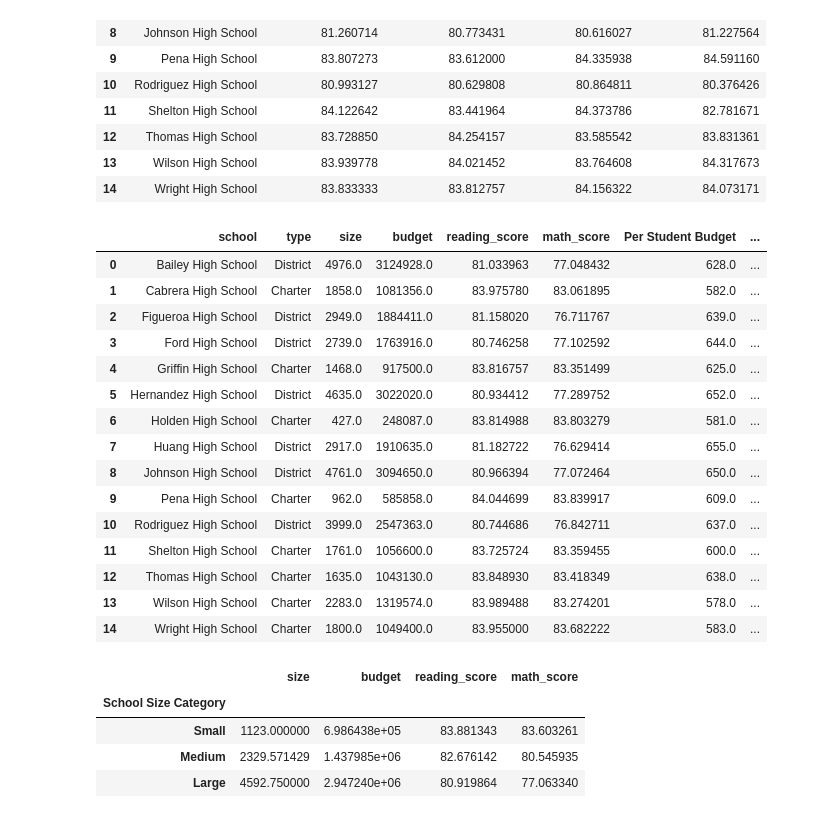
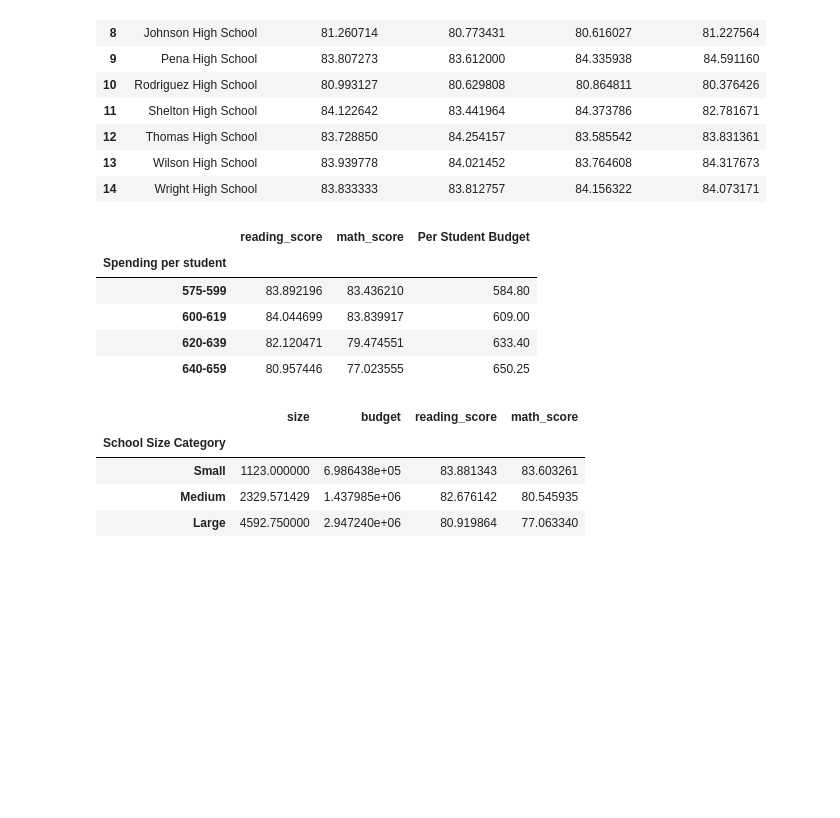
Before and after one commit to ehyoder/Academy_of_Py_Homework, a Jupyter notebook: Academy_of_Py_Beth_Yoder.ipynb, the cells around one changed output. Drawn from its saved outputs; the diff is of its cells as text; code cells hidden in the pictures; blank space fills up the shorter version.

```diff
--- a/Academy_of_Py_Beth_Yoder.ipynb
+++ b/Academy_of_Py_Beth_Yoder.ipynb
@@ -312,27 +312,21 @@ merge_readingbygrade_df
 # %%
 #Scores by school spending per student budget
 bins = [575, 600, 620, 640, 660]
 spending_names = ["575-599", "600-619", "620-639", "640-659"]
 school_summary_table_df["Spending per student"] = pd.cut(school_summary_table_df["Per Student Budget"], bins, labels=spending_names)
-spending_per_student = school_summary_table_df.groupby("Spending per student")
-spending_per_student.head()
-#school_spending
+#school_summary_table_df.head()
+school_summary_table_df = school_summary_table_df.drop("size", axis = 1)
+school_summary_table_reduced_df = school_summary_table_df.drop("budget", axis = 1)
+#school_summary_table_reduced_df
+# Create a GroupBy object based upon "Spending per student"
+school_spending_group = school_summary_table_reduced_df.groupby("Spending per student")
+school_spending_group.mean()
 # %% [output]
-|  | school | type | size | budget | reading_score | math_score | Per Student Budget | ... |
-| 0 | Bailey High School | District | 4976.0 | 3124928.0 | 81.033963 | 77.048432 | 628.0 | ... |
-| 1 | Cabrera High School | Charter | 1858.0 | 1081356.0 | 83.975780 | 83.061895 | 582.0 | ... |
-| 2 | Figueroa High School | District | 2949.0 | 1884411.0 | 81.158020 | 76.711767 | 639.0 | ... |
-| 3 | Ford High School | District | 2739.0 | 1763916.0 | 80.746258 | 77.102592 | 644.0 | ... |
-| 4 | Griffin High School | Charter | 1468.0 | 917500.0 | 83.816757 | 83.351499 | 625.0 | ... |
-| 5 | Hernandez High School | District | 4635.0 | 3022020.0 | 80.934412 | 77.289752 | 652.0 | ... |
-| 6 | Holden High School | Charter | 427.0 | 248087.0 | 83.814988 | 83.803279 | 581.0 | ... |
-| 7 | Huang High School | District | 2917.0 | 1910635.0 | 81.182722 | 76.629414 | 655.0 | ... |
-| 8 | Johnson High School | District | 4761.0 | 3094650.0 | 80.966394 | 77.072464 | 650.0 | ... |
-| 9 | Pena High School | Charter | 962.0 | 585858.0 | 84.044699 | 83.839917 | 609.0 | ... |
-| 10 | Rodriguez High School | District | 3999.0 | 2547363.0 | 80.744686 | 76.842711 | 637.0 | ... |
-| 11 | Shelton High School | Charter | 1761.0 | 1056600.0 | 83.725724 | 83.359455 | 600.0 | ... |
-| 12 | Thomas High School | Charter | 1635.0 | 1043130.0 | 83.848930 | 83.418349 | 638.0 | ... |
-| 13 | Wilson High School | Charter | 2283.0 | 1319574.0 | 83.989488 | 83.274201 | 578.0 | ... |
-| 14 | Wright High School | Charter | 1800.0 | 1049400.0 | 83.955000 | 83.682222 | 583.0 | ... |
+|  | reading_score | math_score | Per Student Budget |
+| Spending per student |  |  |  |
+| 575-599 | 83.892196 | 83.436210 | 584.80 |
+| 600-619 | 84.044699 | 83.839917 | 609.00 |
+| 620-639 | 82.120471 | 79.474551 | 633.40 |
+| 640-659 | 80.957446 | 77.023555 | 650.25 |
 # %%
 # drop columns to get the right df , need to do it before
```
Also changed, not shown: parts of 2 cells of this notebook.
